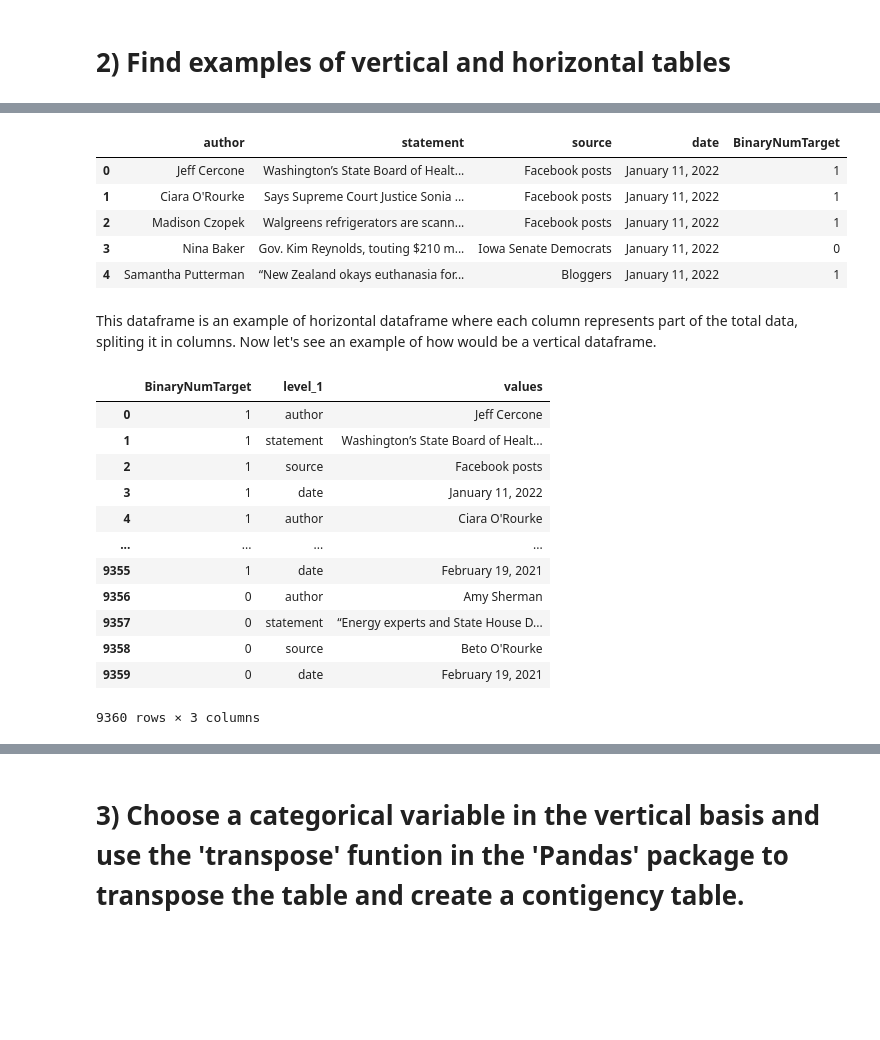
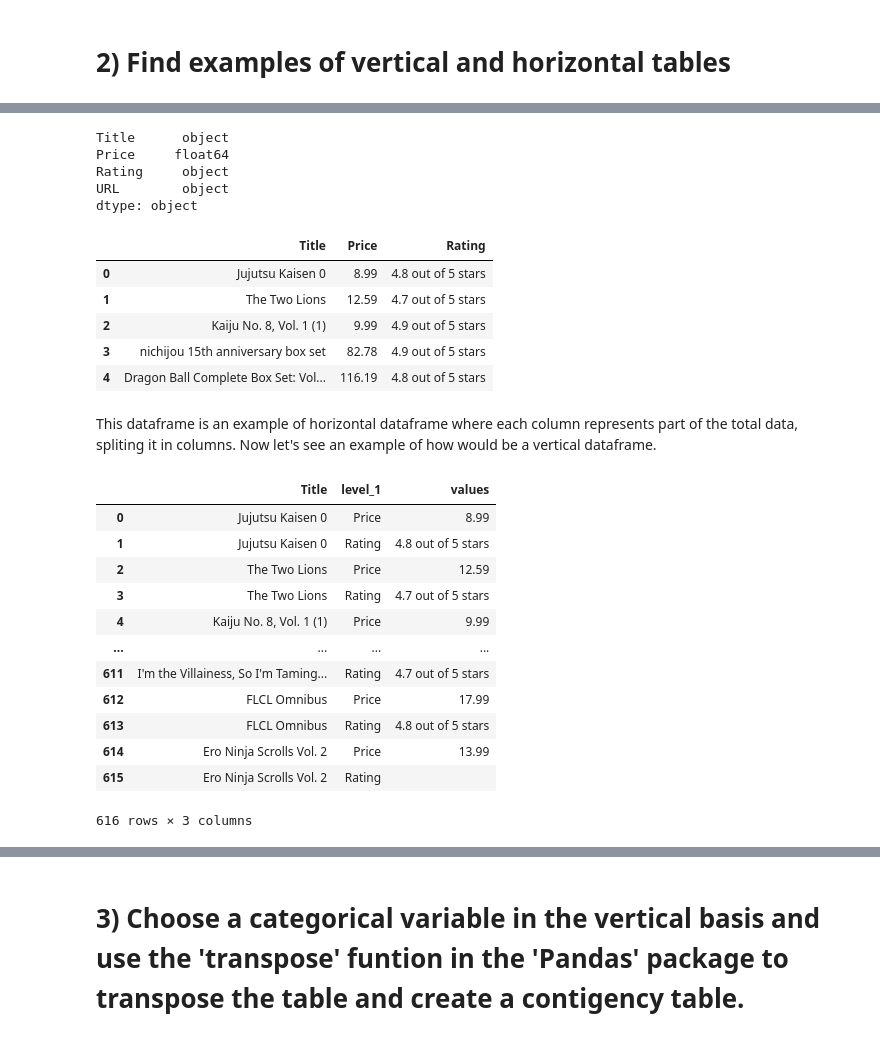
Before and after one commit to Viniciusfcfranca/Atividades-datascience, a Jupyter notebook: Atv. 1 .ipynb, the cells around one changed output, grey strips where cells are left out. Drawn from its saved outputs; the diff is of its cells as text; code cells hidden in the pictures; blank space fills up the shorter version.

```diff
--- a/Atv. 1 .ipynb
+++ b/Atv. 1 .ipynb
@@ -22,7 +34,7 @@ The code used to scrap the data may be found in the following link: https://gith
 #Importing the necessary packages
 import numpy as np
 import pandas as pd
-df = pd.read_csv("fact_checker.csv")
+df = pd.read_csv("prices.csv")
 #Showing the dataframe
-df.head()
+df.head(10)
 # %% [output]
@@ -34,0 +54,3 @@ df.head()
+# %%
+df['Price'] = df['Price'].map(lambda x: x.lstrip('$').rstrip('aAbBcC'))
+df['Price']= df['Price'].astype(float)
@@ -35,32 +73,40 @@ df.head()
+# %%
+df.dtypes
+# %% [output]
+Title      object
+Price     float64
+Rating     object
+URL        object
+dtype: object
 # %%
-df = df.drop(['Unnamed: 0', 'target'], 1)
+df = df.drop(['URL'], 1)
 # %%
 df.head()
 # %% [output]
-|  | author | statement | source | date | BinaryNumTarget |
-| 0 | Jeff Cercone | Washington’s State Board of Healt... | Facebook posts | January 11, 2022 | 1 |
-| 1 | Ciara O'Rourke | Says Supreme Court Justice Sonia ... | Facebook posts | January 11, 2022 | 1 |
-| 2 | Madison Czopek | Walgreens refrigerators are scann... | Facebook posts | January 11, 2022 | 1 |
-| 3 | Nina Baker | Gov. Kim Reynolds, touting $210 m... | Iowa Senate Democrats | January 11, 2022 | 0 |
-| 4 | Samantha Putterman | “New Zealand okays euthanasia for... | Bloggers | January 11, 2022 | 1 |
+|  | Title | Price | Rating |
+| 0 | Jujutsu Kaisen 0 | 8.99 | 4.8 out of 5 stars |
+| 1 | The Two Lions | 12.59 | 4.7 out of 5 stars |
+| 2 | Kaiju No. 8, Vol. 1 (1) | 9.99 | 4.9 out of 5 stars |
+| 3 | nichijou 15th anniversary box set | 82.78 | 4.9 out of 5 stars |
+| 4 | Dragon Ball Complete Box Set: Vol... | 116.19 | 4.8 out of 5 stars |
 # %% [markdown]
 This dataframe is an example of horizontal dataframe where each column represents part of the total data, spliting it in columns. Now let's see an example of how would be a vertical dataframe.
 # %%
-df2 = df.set_index('BinaryNumTarget').stack().reset_index(name='values') #using the function stack in the original dataframe
+df2 = df.set_index('Title').stack().reset_index(name='values') #using the function stack in the original dataframe
 df2 = pd.DataFrame(df2) #converting to dataframe
 df2
 # %% [output]
-|  | BinaryNumTarget | level_1 | values |
-| 0 | 1 | author | Jeff Cercone |
-| 1 | 1 | statement | Washington’s State Board of Healt... |
-| 2 | 1 | source | Facebook posts |
-| 3 | 1 | date | January 11, 2022 |
-| 4 | 1 | author | Ciara O'Rourke |
+|  | Title | level_1 | values |
+| 0 | Jujutsu Kaisen 0 | Price | 8.99 |
+| 1 | Jujutsu Kaisen 0 | Rating | 4.8 out of 5 stars |
+| 2 | The Two Lions | Price | 12.59 |
+| 3 | The Two Lions | Rating | 4.7 out of 5 stars |
+| 4 | Kaiju No. 8, Vol. 1 (1) | Price | 9.99 |
 | ... | ... | ... | ... |
-| 9355 | 1 | date | February 19, 2021 |
-| 9356 | 0 | author | Amy Sherman |
-| 9357 | 0 | statement | “Energy experts and State House D... |
-| 9358 | 0 | source | Beto O'Rourke |
-| 9359 | 0 | date | February 19, 2021 |
+| 611 | I'm the Villainess, So I'm Taming... | Rating | 4.7 out of 5 stars |
+| 612 | FLCL Omnibus | Price | 17.99 |
+| 613 | FLCL Omnibus | Rating | 4.8 out of 5 stars |
+| 614 | Ero Ninja Scrolls Vol. 2 | Price | 13.99 |
+| 615 | Ero Ninja Scrolls Vol. 2 | Rating |  |
-9360 rows × 3 columns
+616 rows × 3 columns
 # %%
```
Also changed, not shown: parts of 20 cells of this notebook.
